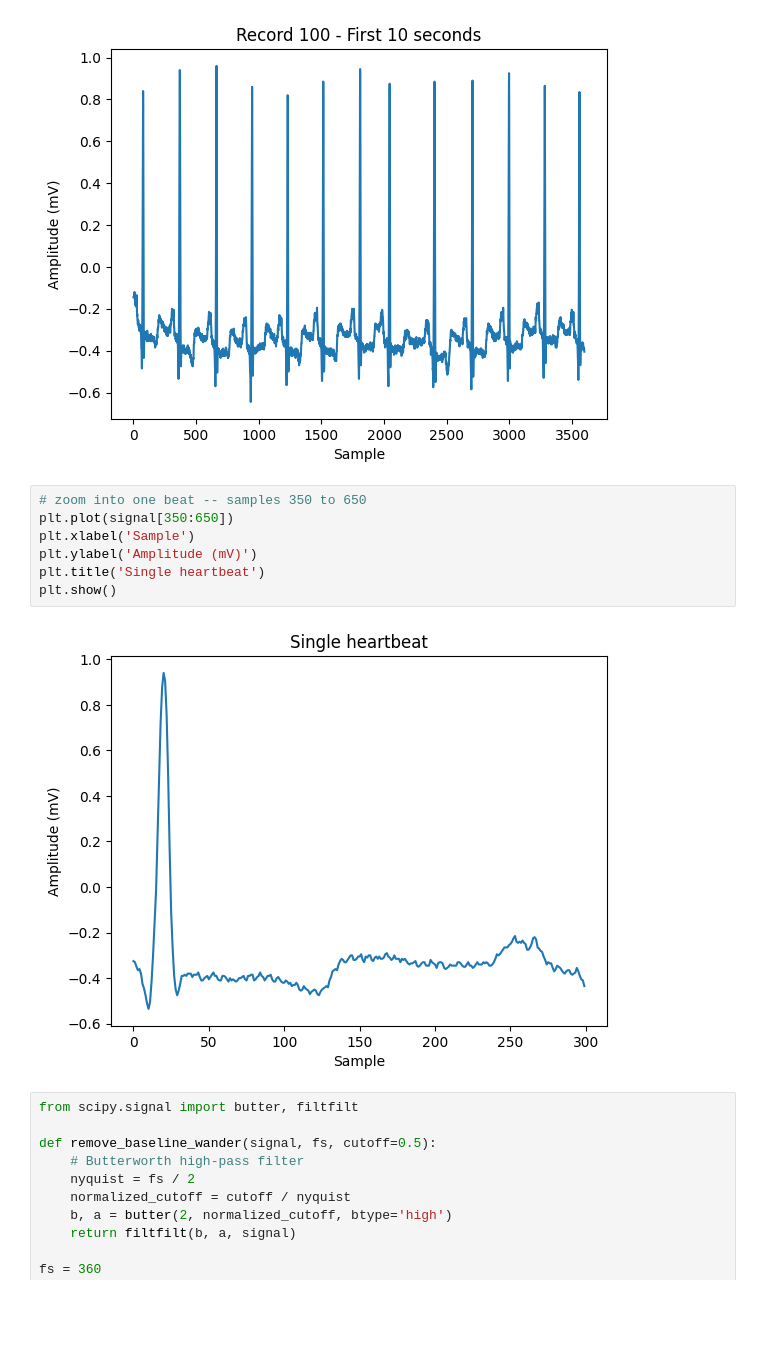
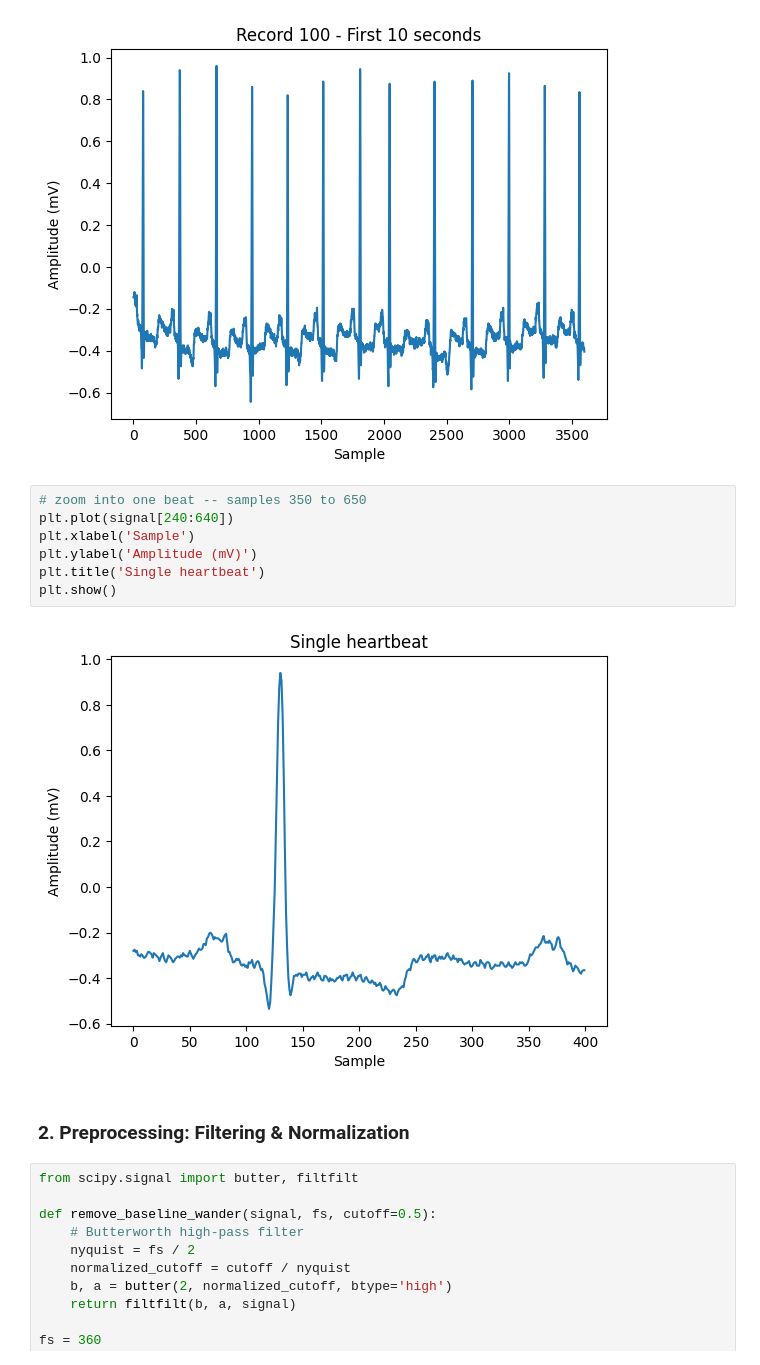
Before and after one commit to nhartmann00/ecg-arrhythmia-classifier, a Jupyter notebook: notebooks/01_ecg_pipeline.ipynb, the cells around one changed output. Saved outputs shown, nothing was run; the diff lists cells and outputs as text; blank space fills up the shorter version.

```diff
--- a/notebooks/01_ecg_pipeline.ipynb
+++ b/notebooks/01_ecg_pipeline.ipynb
@@ -63,13 +64,15 @@ plt.show()
 [figure]
 # %%
 # zoom into one beat -- samples 350 to 650
-plt.plot(signal[350:650])
+plt.plot(signal[240:640])
 plt.xlabel('Sample')
 plt.ylabel('Amplitude (mV)')
 plt.title('Single heartbeat')
 plt.show()
 # %% [output]
-[figure, old version]
+[figure, new version]
+# %% [markdown]
+### 2. Preprocessing: Filtering & Normalization
 # %%
 from scipy.signal import butter, filtfilt
 
```
Also changed, not shown: parts of 29 cells of this notebook, 8 other files.
